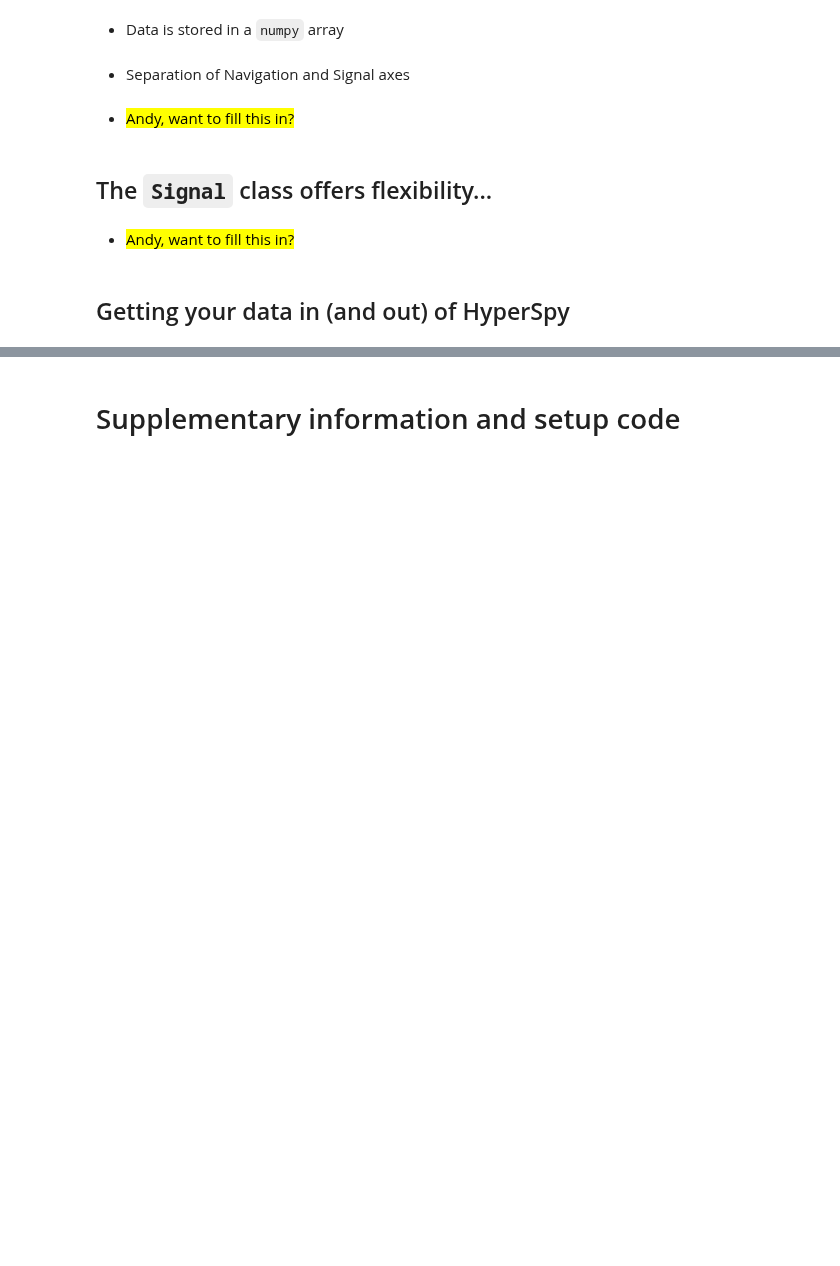
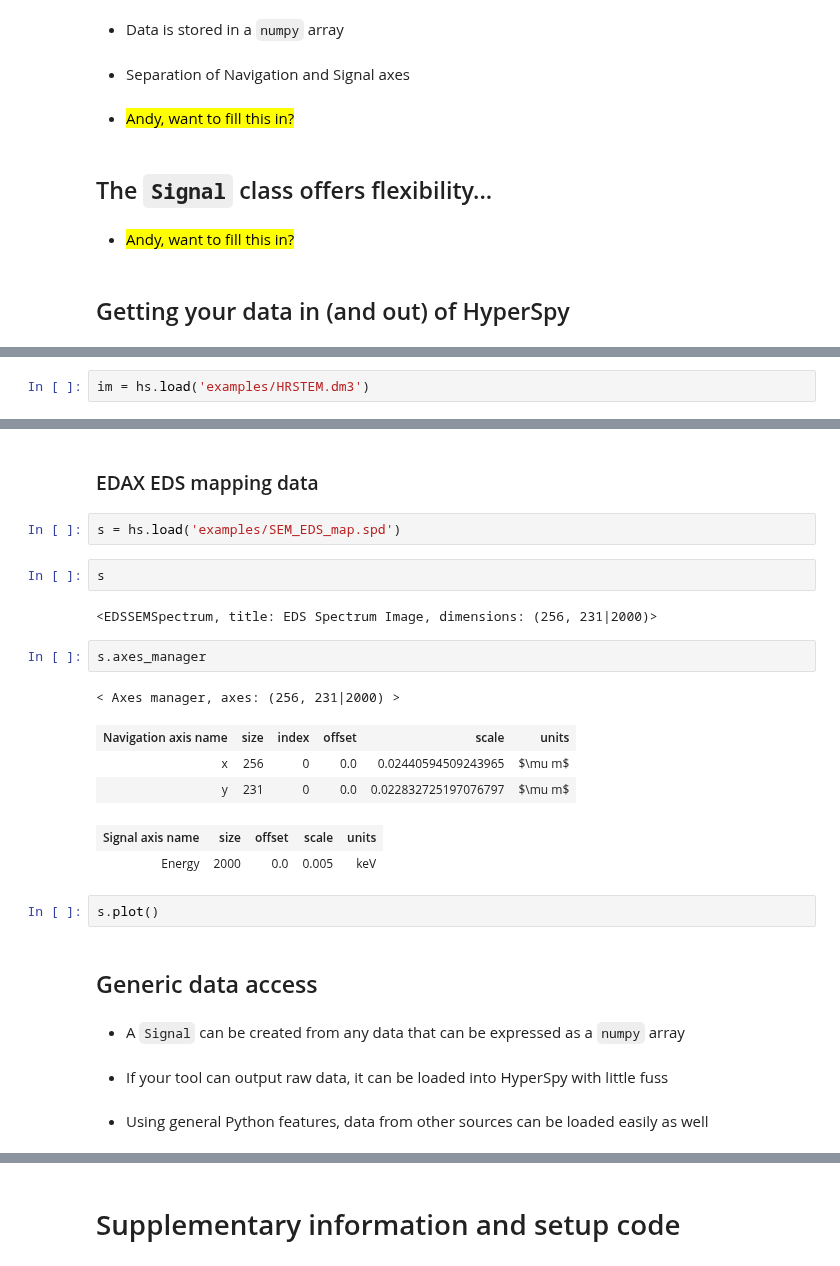
Before and after one commit to usnistgov/hyperspy_tutorial, a Jupyter notebook: 2018-04-05_tutorial/2018-04-05_tutorial.ipynb, the cells around one changed output, grey strips where cells are left out. Drawn from its saved outputs; the diff is of its cells as text; blank space fills up the shorter version.

Commit message:
finished IO section; added some example files back

```diff
--- a/2018-04-05_tutorial/2018-04-05_tutorial.ipynb
+++ b/2018-04-05_tutorial/2018-04-05_tutorial.ipynb
@@ -231,0 +237,2 @@ The "heart" of HyperSpy's data structure
+# %%
+im = hs.load('examples/HRSTEM.dm3')
@@ -231,0 +274,27 @@ The "heart" of HyperSpy's data structure
+# %% [markdown]
+### EDAX EDS mapping data
+# %%
+s = hs.load('examples/SEM_EDS_map.spd')
+# %%
+s
+# %% [output]
+<EDSSEMSpectrum, title: EDS Spectrum Image, dimensions: (256, 231|2000)>
+# %%
+s.axes_manager
+# %% [output]
+< Axes manager, axes: (256, 231|2000) >
+| Navigation axis name | size | index | offset | scale | units |
+| x | 256 | 0 | 0.0 | 0.02440594509243965 | $\mu m$ |
+| y | 231 | 0 | 0.0 | 0.022832725197076797 | $\mu m$ |
+| Signal axis name | size | offset | scale | units |
+| Energy | 2000 | 0.0 | 0.005 | keV |
+# %%
+s.plot()
+# %% [markdown]
+## Generic data access
+# %% [markdown]
+* A `Signal` can be created from any data that can be expressed as a `numpy` array
+# %% [markdown]
+* If your tool can output raw data, it can be loaded into HyperSpy with little fuss
+# %% [markdown]
+* Using general Python features, data from other sources can be loaded easily as well
```
Also changed, not shown: parts of 37 cells of this notebook, 7 other files.
